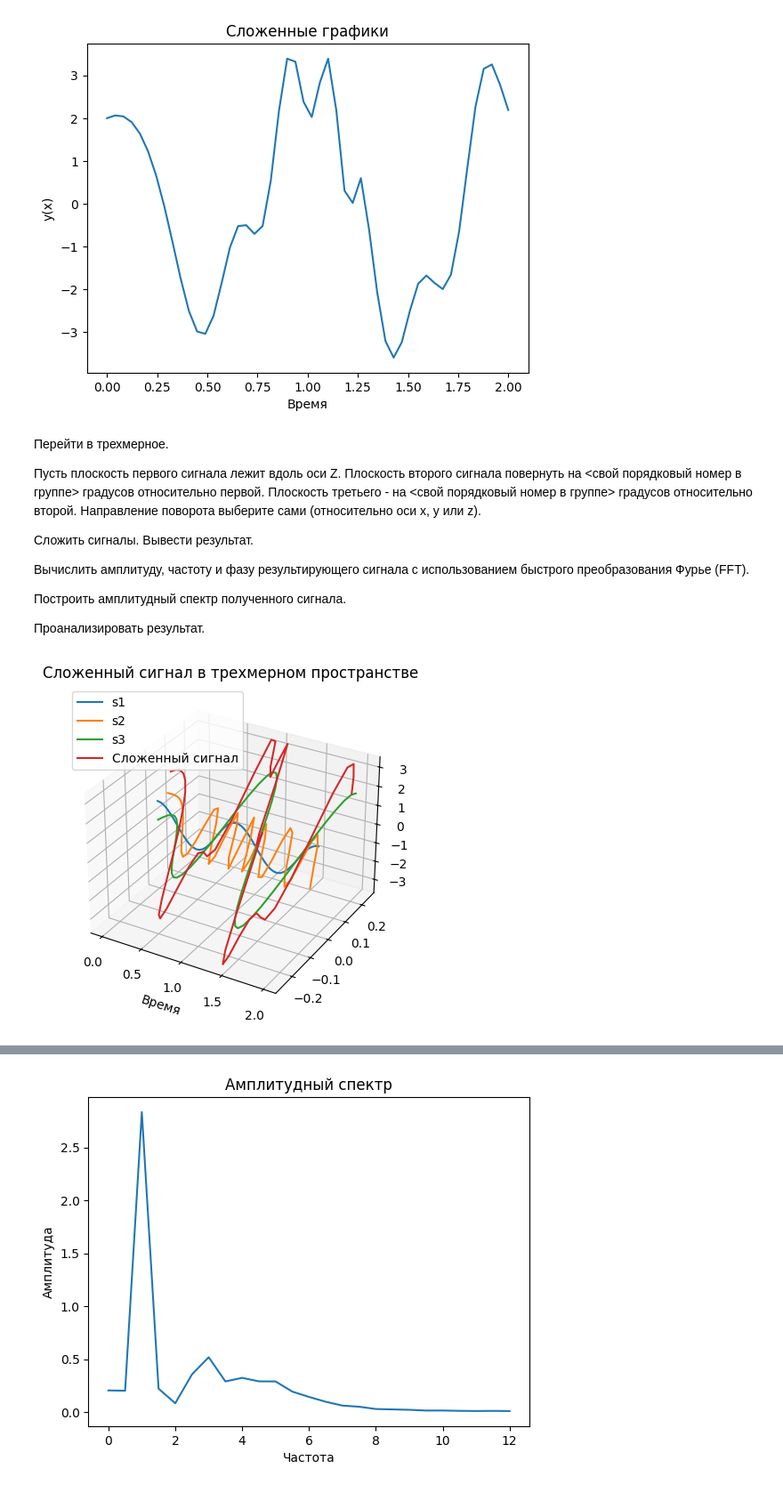
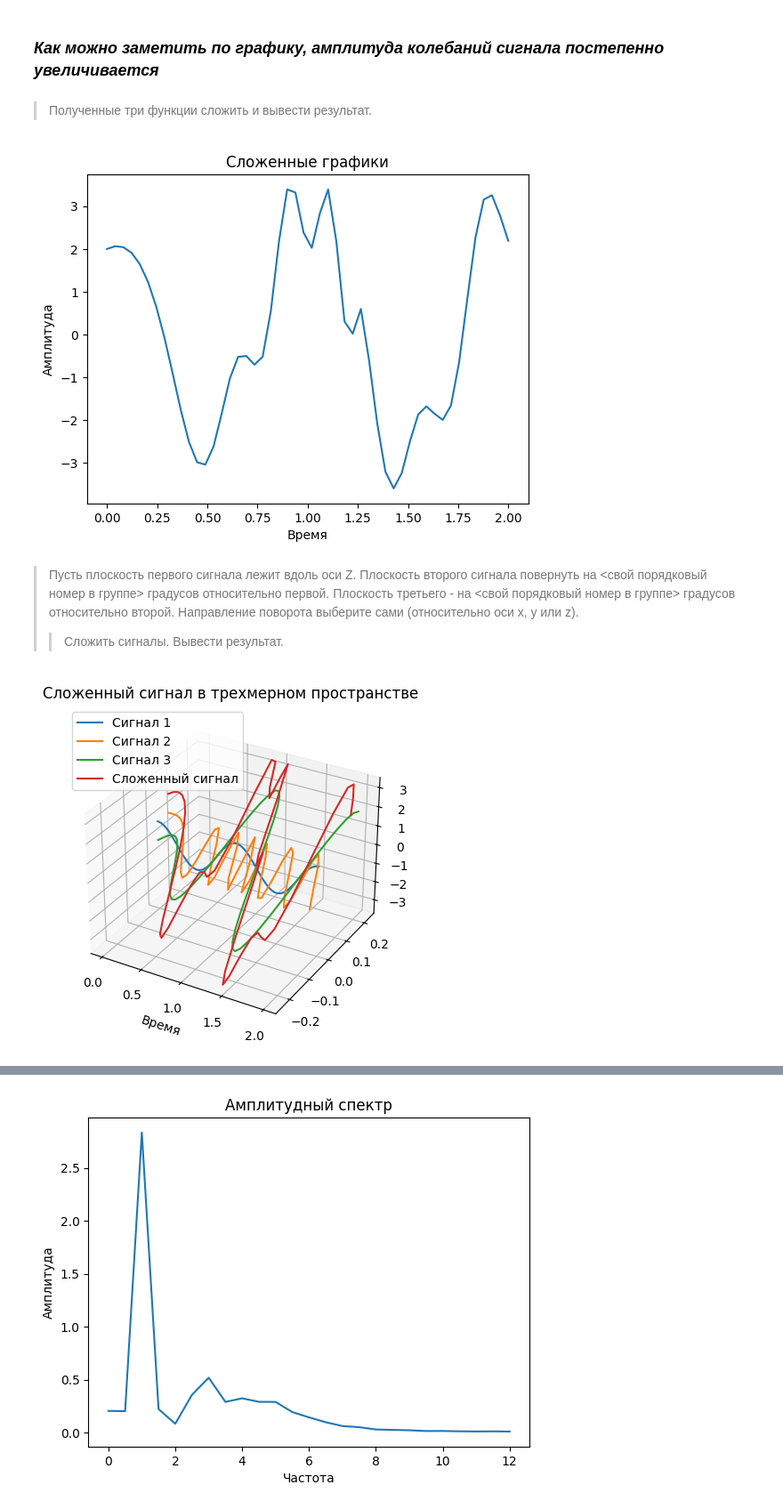
Before and after one commit to bitkyoto/shulz, a Jupyter notebook: main.ipynb, the cells around one changed output, grey strips where cells are left out. Shown at 89% size. Cells and saved outputs as stored; diff of their text form; code cells hidden in the pictures.

```diff
--- a/main.ipynb
+++ b/main.ipynb
@@ -85,3 +83,7 @@ plt.show()
+# %% [markdown]
+### ___Как можно заметить по графику, амплитуда колебаний сигнала постепенно увеличивается___
+# %% [markdown]
+>Полученные три функции сложить и вывести результат.
 # %%
 def generate_combined_signal():
     t1, v1 = generate_periodic_signal()
@@ -93,23 +95,15 @@ t, values = generate_combined_signal()
 plt.plot(t, values)
 plt.title('Сложенные графики')
 plt.xlabel('Время')
-plt.ylabel('y(x)')
+plt.ylabel('Амплитуда')
 
 plt.show()
 # %% [output]
-[figure, old version]
+[figure, new version]
 # %% [markdown]
-Перейти в трехмерное.
-
-Пусть плоскость первого сигнала лежит вдоль оси Z. Плоскость второго сигнала повернуть на <свой порядковый номер в группе> градусов относительно первой. Плоскость третьего - на <свой порядковый номер в группе> градусов относительно второй.  Направление поворота выберите сами (относительно оси x, y или z).
-
-Сложить сигналы. Вывести  результат.
-
-Вычислить амплитуду, частоту и фазу результирующего сигнала с использованием быстрого преобразования Фурье (FFT).
-
-Построить амплитудный спектр полученного сигнала.
-
-Проанализировать результат.
+>Пусть плоскость первого сигнала лежит вдоль оси Z. Плоскость второго сигнала повернуть на <свой порядковый номер в группе> градусов относительно первой. Плоскость третьего - на <свой порядковый номер в группе> градусов относительно второй.  Направление поворота выберите сами (относительно оси x, y или z).
+>
+>>Сложить сигналы. Вывести  результат.
 # %%
 def rotate_signal(signal, angle, axis):
     rotation_matrix = np.eye(3)
@@ -126,42 +120,41 @@ def rotate_signal(signal, angle, axis):
             [-np.sin(angle), 0, np.cos(angle)]
         ])
     elif axis == 'z':
         rotation_matrix = np.array([
             [np.cos(angle), -np.sin(angle), 0],
             [np.sin(angle), np.cos(angle), 0],
             [0, 0, 1]
         ])
     rotated_signal = np.dot(rotation_matrix, signal)
     return rotated_signal
 def generate_combined_signal_rotated():
     t1, v1 = generate_periodic_signal()
     t2, v2 = generate_periodic_signal_varying_frequency()
     t3, v3 = generate_periodic_signal_varying_amplitude()
+
     # Поворот сигналов
-    angle1 = np.radians(3)  # Замените 5 на ваш порядковый номер в группе
-    angle2 = np.radians(6)  # Замените 5 на ваш порядковый номер в группе
+    angle1 = np.radians(3)
+    angle2 = np.radians(6)
 
-    v1_rotated = rotate_signal(np.vstack((t1, v1, np.zeros_like(v1) )), np.radians(1),      'x')
-
-    v2_rotated = rotate_signal(np.vstack((t2, v2, np.zeros_like(v2) )), angle1, 'x')
-    v3_rotated = rotate_signal(np.vstack((t3, v3, np.zeros_like(v3) )), angle2, 'x')
-    # Сложение
+    v1_rotated = rotate_signal(np.vstack((t1, v1, np.zeros_like(v1) )), np.radians(0),'x')
+    v2_rotated = rotate_signal(np.vstack((t2, v2, np.zeros_like(v2) )), angle1,       'x')
+    v3_rotated = rotate_signal(np.vstack((t3, v3, np.zeros_like(v3) )), angle2,       'x')
 
     combined = np.array(v1_rotated) + np.array(v2_rotated) + np.array(v3_rotated)
     return t1, v1, v2_rotated, v3_rotated, combined
 
 t, v1,  v2_rotated, v3_rotated, combined_signal = generate_combined_signal_rotated()
 
 # Визуализация результата
 fig = plt.figure()
 ax = fig.add_subplot(111, projection='3d')
-ax.plot(t, v1, zs=0, zdir='y',label='s1')
-ax.plot(v2_rotated[0], v2_rotated[1], v2_rotated[2], zdir='y', label='s2')
-ax.plot(v3_rotated[0], v3_rotated[1], v3_rotated[2], zdir='y', label='s3')
-ax.plot(t,combined_signal[1],combined_signal[2], zdir='y', label='Сложенный сигнал')
+ax.plot(t, v1, zs=0, zdir='y',label='Сигнал 1')
+ax.plot(v2_rotated[0], v2_rotated[1], v2_rotated[2], zdir='y', label='Сигнал 2')
+ax.plot(v3_rotated[0], v3_rotated[1], v3_rotated[2], zdir='y', label='Сигнал 3')
+ax.plot(t,combined_signal[1],combined_signal[2],     zdir='y', label='Сложенный сигнал')
 ax.set_title('Сложенный сигнал в трехмерном пространстве')
 ax.set_xlabel('Время')
 ax.legend()
 plt.show()
 # %% [output]
-[figure, old version]
+[figure, new version]
```
Also changed, not shown: parts of 10 cells of this notebook.
